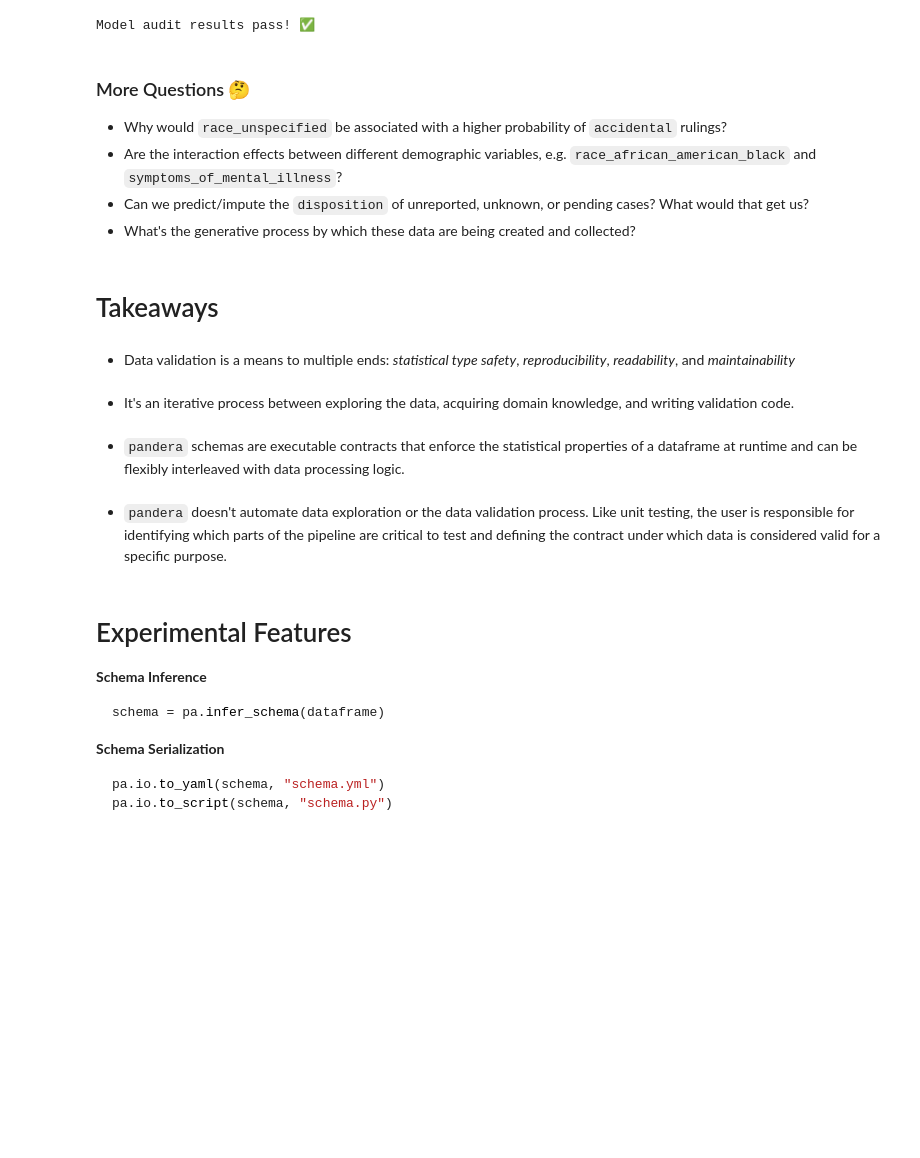
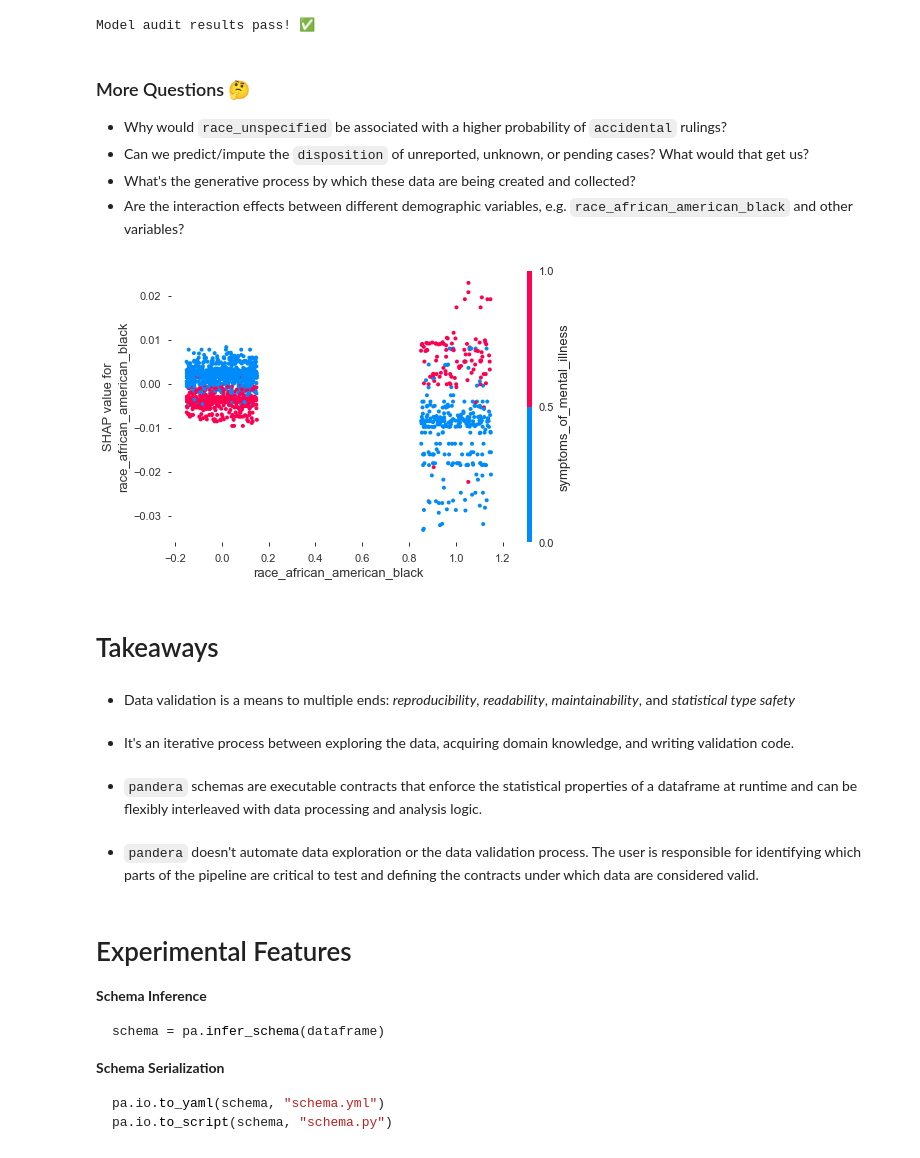
Before and after one commit to unionai-oss/pandera-presentations, a Jupyter notebook: notebooks/20200505_scipy_conference.ipynb, the cells around one changed output. Saved outputs shown, nothing was run; the diff lists cells and outputs as text; code cells hidden in the pictures; blank space fills up the shorter version.

```diff
--- a/notebooks/20200505_scipy_conference.ipynb
+++ b/notebooks/20200505_scipy_conference.ipynb
@@ -1289,20 +1491,30 @@ Model audit results pass! ✅
 ### More Questions 🤔
 
 - Why would `race_unspecified` be associated with a higher probability of `accidental` rulings?
-- Are the interaction effects between different demographic variables, e.g. `race_african_american_black` and `symptoms_of_mental_illness`?
 - Can we predict/impute the `disposition` of unreported, unknown, or pending cases? What would that get us?
 - What's the generative process by which these data are being created and collected?
+- Are the interaction effects between different demographic variables, e.g. `race_african_american_black` and other variables?
+# %%
+shap.dependence_plot(
+    "race_african_american_black",
+    shap_values[1],
+    X_test_array,
+    feature_names=feature_names,
+    x_jitter=0.3,
+)
+# %% [output]
+[figure, added]
 # %% [markdown]
 # Takeaways
 # %% [markdown]
-- Data validation is a means to multiple ends: _statistical type safety_, _reproducibility_, _readability_, and _maintainability_
+- Data validation is a means to multiple ends: _reproducibility_, _readability_, _maintainability_, and _statistical type safety_
 # %% [markdown]
 - It's an iterative process between exploring the data, acquiring domain knowledge, and writing validation code.
 # %% [markdown]
 - `pandera` schemas are executable contracts that enforce the statistical properties of a dataframe
-  at runtime and can be flexibly interleaved with data processing logic.
+  at runtime and can be flexibly interleaved with data processing and analysis logic.
 # %% [markdown]
-- `pandera` doesn't automate data exploration or the data validation process. Like unit testing, the user is responsible for identifying which parts of the pipeline are critical to test and defining the contract under which data is considered valid for a specific purpose.
+- `pandera` doesn't automate data exploration or the data validation process. The user is responsible for identifying which parts of the pipeline are critical to test and defining the contracts under which data are considered valid.
 # %% [markdown]
 # Experimental Features
 
```
Also changed, not shown: parts of 77 cells of this notebook, 6 other files.
